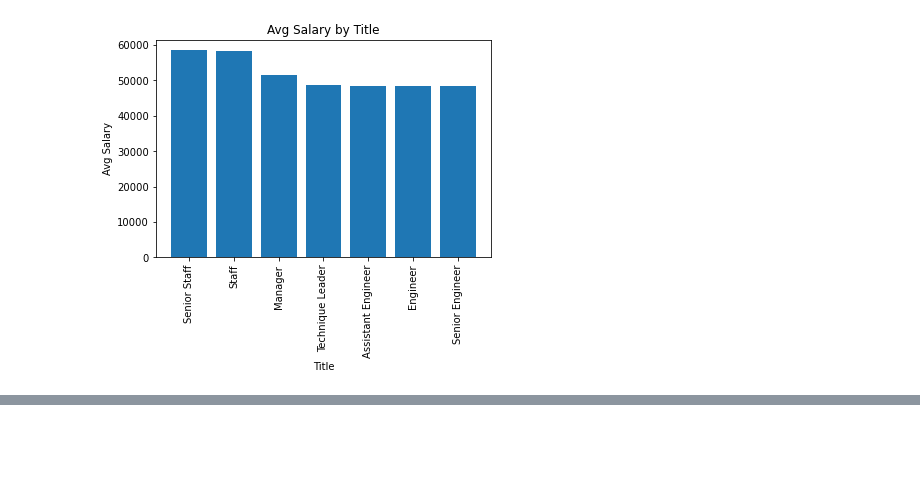
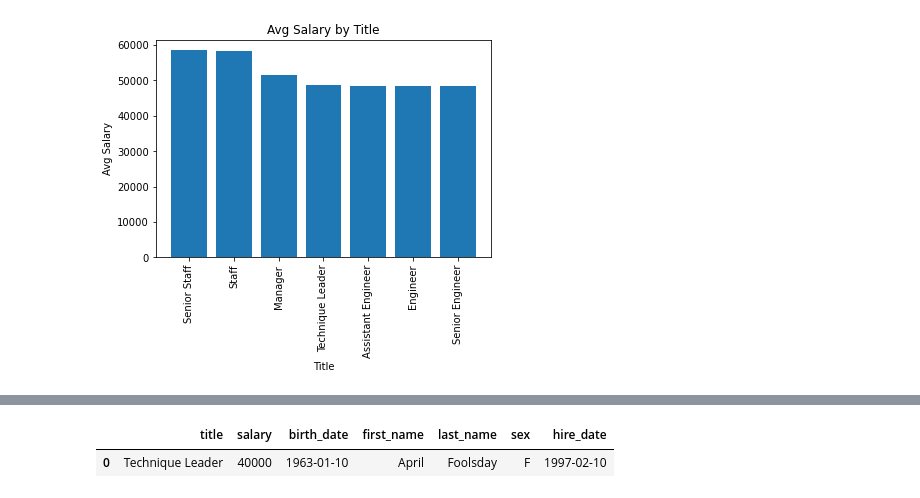
Before and after one commit to DMVance/sql-challenge, a Jupyter notebook: EmployeeSQL/sql-challenge-bonus.ipynb, the cells around one changed output, grey strips where cells are left out. Cells and saved outputs as stored; diff of their text form; code cells hidden in the pictures; blank space fills up the shorter version.

```diff
--- a/EmployeeSQL/sql-challenge-bonus.ipynb
+++ b/EmployeeSQL/sql-challenge-bonus.ipynb
@@ -88,0 +93,9 @@ plt.show()
+# %%
+cmd_epilogue = "SELECT titles.title, salaries.salary, e.birth_date, e.first_name, e.last_name, e.sex, e.hire_date FROM employees AS e INNER JOIN titles ON titles.title_id = e.emp_title_id INNER JOIN salaries ON salaries.emp_no = e.emp_no WHERE e.emp_no = 499942;"
+# %%
+df_epilogue = pd.read_sql(cmd_epilogue, con=engine)
+# %%
+df_epilogue
+# %% [output]
+|  | title | salary | birth_date | first_name | last_name | sex | hire_date |
+| 0 | Technique Leader | 40000 | 1963-01-10 | April | Foolsday | F | 1997-02-10 |
```
Also changed, not shown: parts of 9 cells of this notebook.
